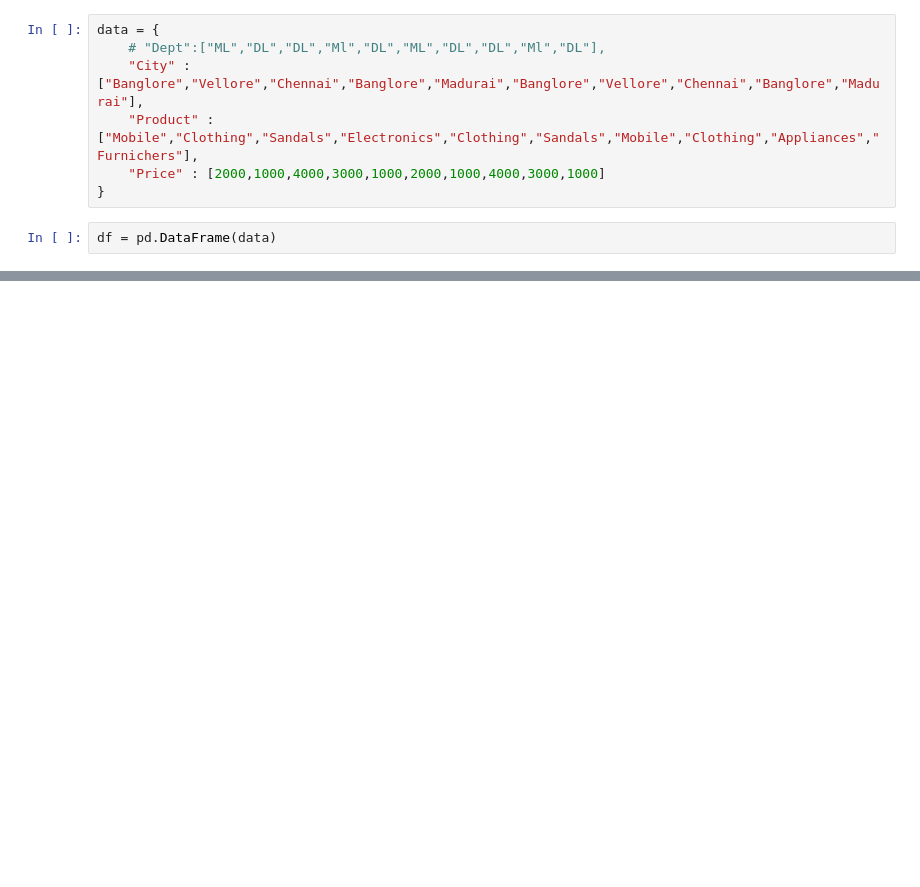
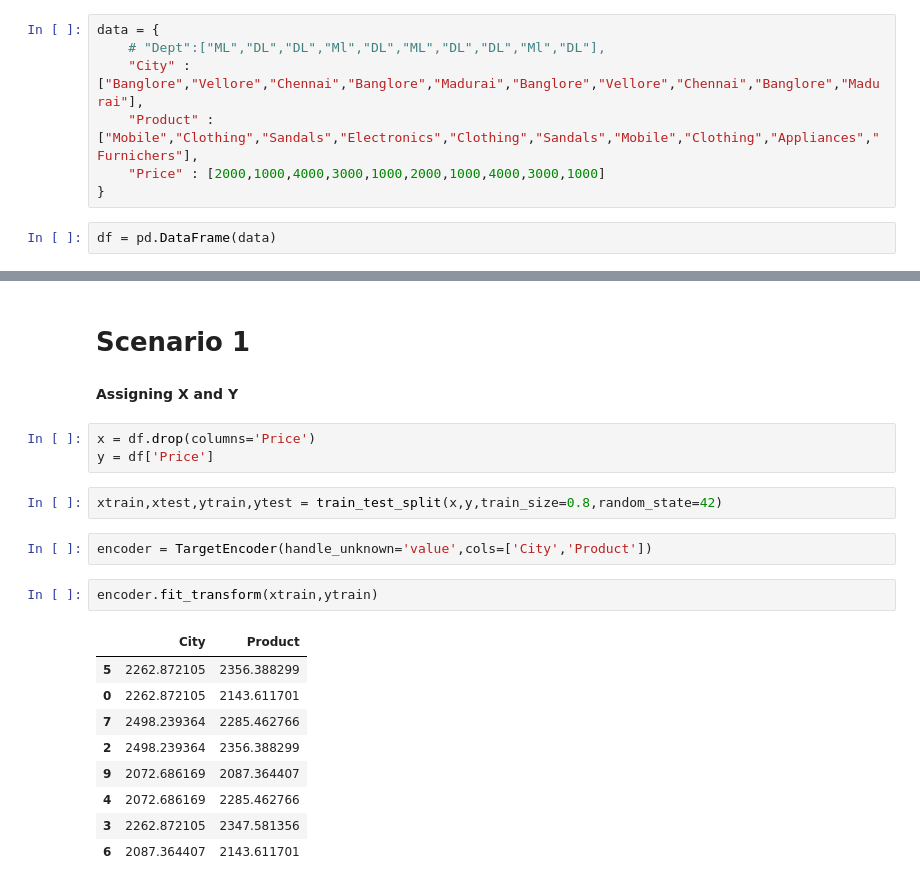
Before and after one commit to dhanush0823-git/Machine_Learning01, a Jupyter notebook: Encoding/Target.ipynb, the cells around one changed output, grey strips where cells are left out. Drawn from its saved outputs; the diff is of its cells as text; blank space fills up the shorter version.

```diff
--- a/Encoding/Target.ipynb
+++ b/Encoding/Target.ipynb
@@ -40,0 +15,23 @@ encoder = TargetEncoder()
+# %% [markdown]
+# Scenario 1
+# %% [markdown]
+**Assigning X and Y**
+# %%
+x = df.drop(columns='Price')
+y = df['Price']
+# %%
+xtrain,xtest,ytrain,ytest = train_test_split(x,y,train_size=0.8,random_state=42)
+# %%
+encoder = TargetEncoder(handle_unknown='value',cols=['City','Product'])
+# %%
+encoder.fit_transform(xtrain,ytrain)
+# %% [output]
+|  | City | Product |
+| 5 | 2262.872105 | 2356.388299 |
+| 0 | 2262.872105 | 2143.611701 |
+| 7 | 2498.239364 | 2285.462766 |
+| 2 | 2498.239364 | 2356.388299 |
+| 9 | 2072.686169 | 2087.364407 |
+| 4 | 2072.686169 | 2285.462766 |
+| 3 | 2262.872105 | 2347.581356 |
+| 6 | 2087.364407 | 2143.611701 |
```
Also changed, not shown: parts of 12 cells of this notebook, 2 other files.
